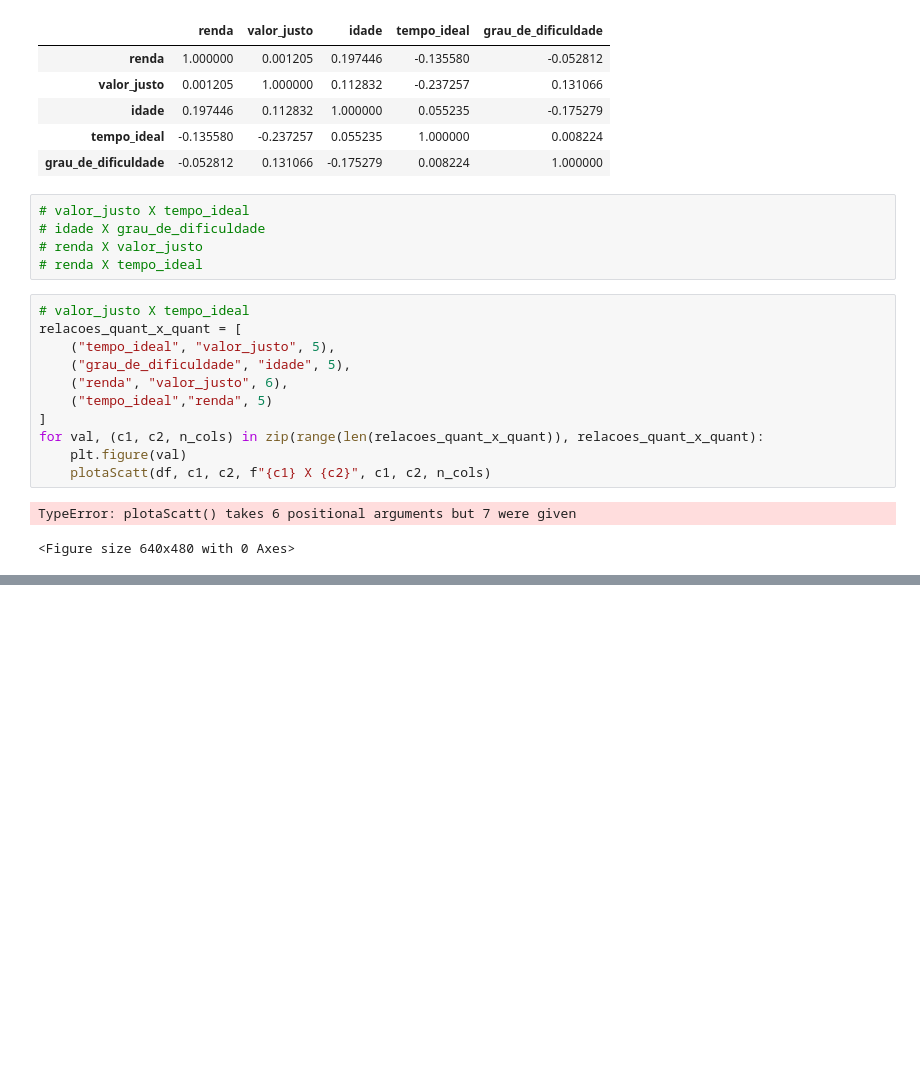
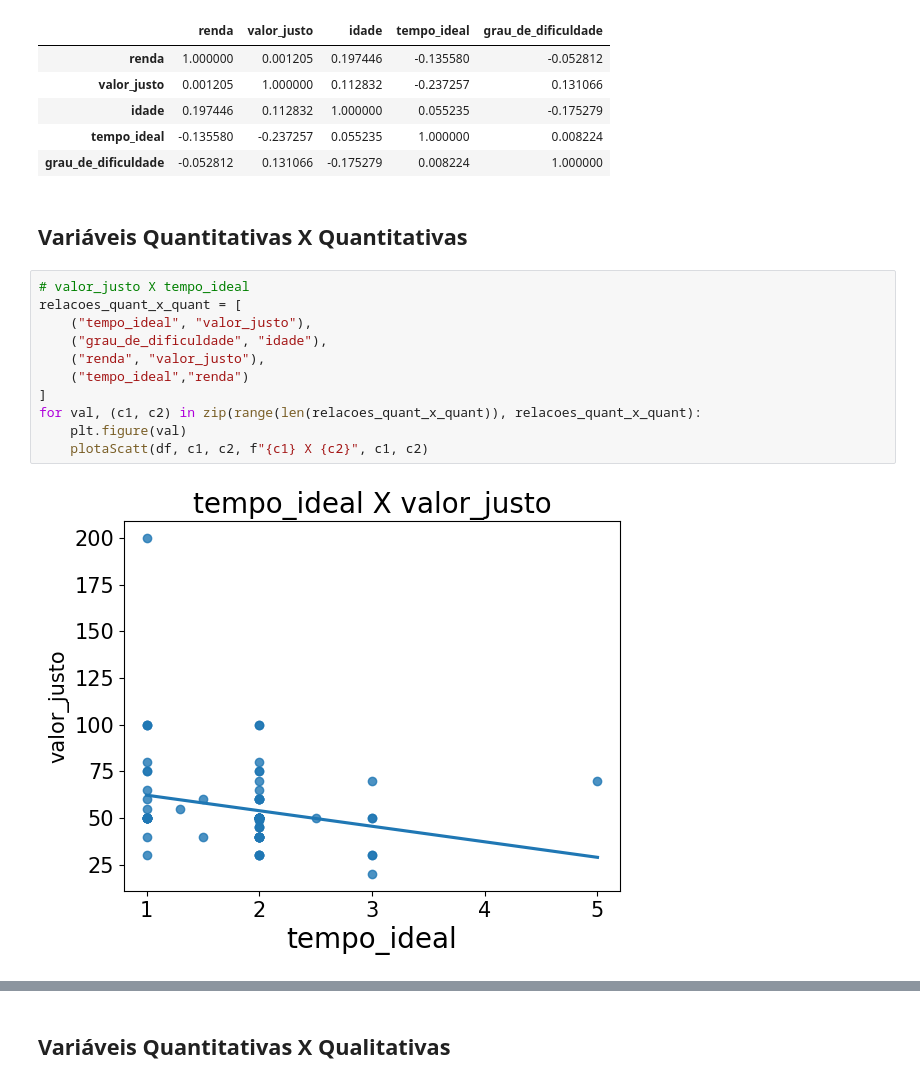
Before and after one commit to JoaoVitorBranco/T1-Estatisitca, a Jupyter notebook: T1_estatistica.ipynb, the cells around one changed output, grey strips where cells are left out. Drawn from its saved outputs; the diff is of its cells as text; blank space fills up the shorter version.

```diff
--- a/T1_estatistica.ipynb
+++ b/T1_estatistica.ipynb
@@ -624,22 +644,18 @@ ana.corr()
 | idade | 0.197446 | 0.112832 | 1.000000 | 0.055235 | -0.175279 |
 | tempo_ideal | -0.135580 | -0.237257 | 0.055235 | 1.000000 | 0.008224 |
 | grau_de_dificuldade | -0.052812 | 0.131066 | -0.175279 | 0.008224 | 1.000000 |
-# %%
-# valor_justo X tempo_ideal
-# idade X grau_de_dificuldade
-# renda X valor_justo
-# renda X tempo_ideal
+# %% [markdown]
+## Variáveis Quantitativas X Quantitativas
 # %%
 # valor_justo X tempo_ideal
 relacoes_quant_x_quant = [
-    ("tempo_ideal", "valor_justo", 5),
-    ("grau_de_dificuldade", "idade", 5),
-    ("renda", "valor_justo", 6),
-    ("tempo_ideal","renda", 5)
+    ("tempo_ideal", "valor_justo"),
+    ("grau_de_dificuldade", "idade"),
+    ("renda", "valor_justo"),
+    ("tempo_ideal","renda")
 ]
-for val, (c1, c2, n_cols) in zip(range(len(relacoes_quant_x_quant)), relacoes_quant_x_quant):
+for val, (c1, c2) in zip(range(len(relacoes_quant_x_quant)), relacoes_quant_x_quant):
     plt.figure(val)
-    plotaScatt(df, c1, c2, f"{c1} X {c2}", c1, c2, n_cols)
+    plotaScatt(df, c1, c2, f"{c1} X {c2}", c1, c2)
 # %% [output]
-TypeError: plotaScatt() takes 6 positional arguments but 7 were given
-<Figure size 640x480 with 0 Axes>
+[figure, added]
@@ -645,0 +665,2 @@ TypeError: plotaScatt() takes 6 positional arguments but 7 were given
+# %% [markdown]
+## Variáveis Quantitativas X Qualitativas
```
Also changed, not shown: parts of 13 cells of this notebook.
